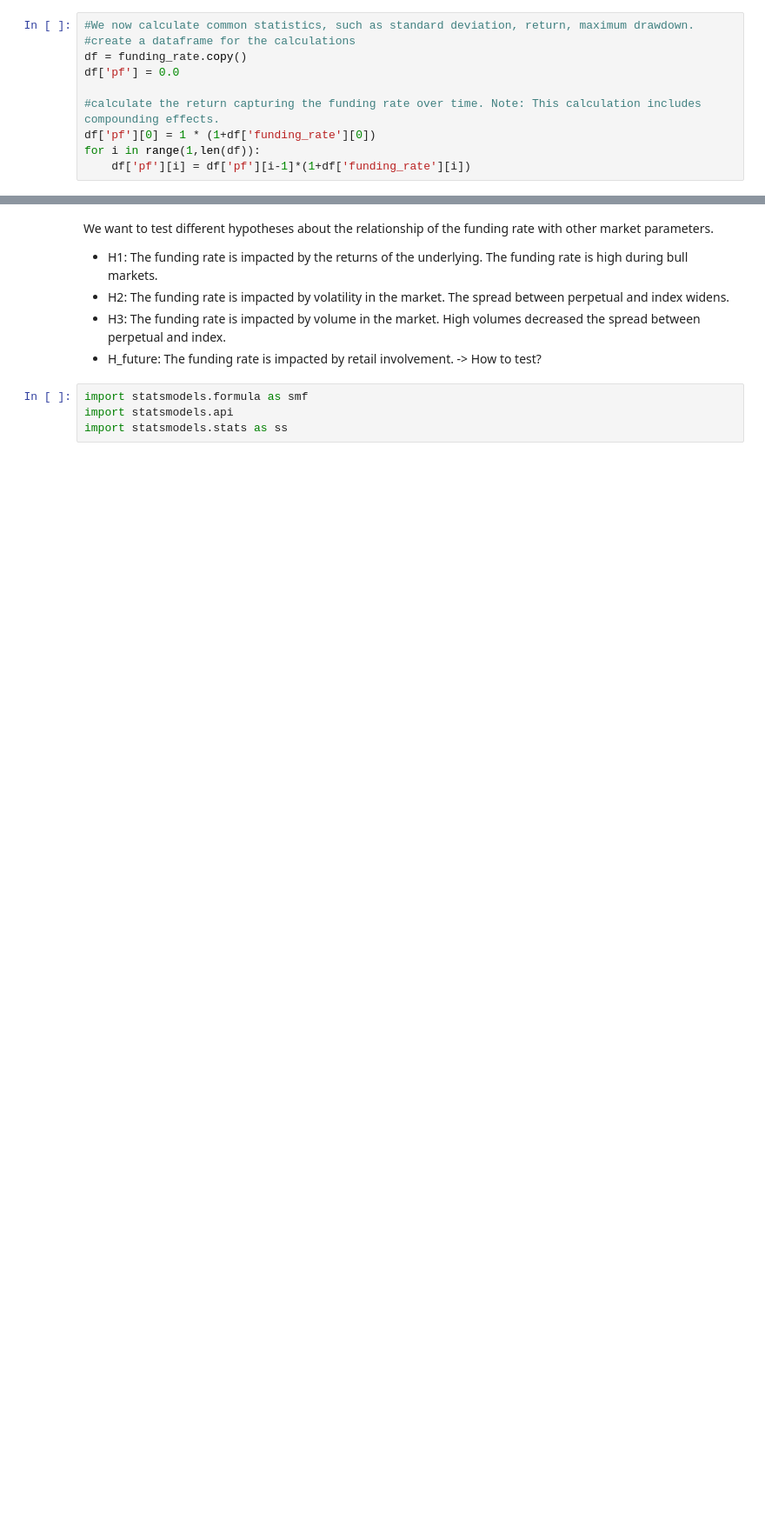
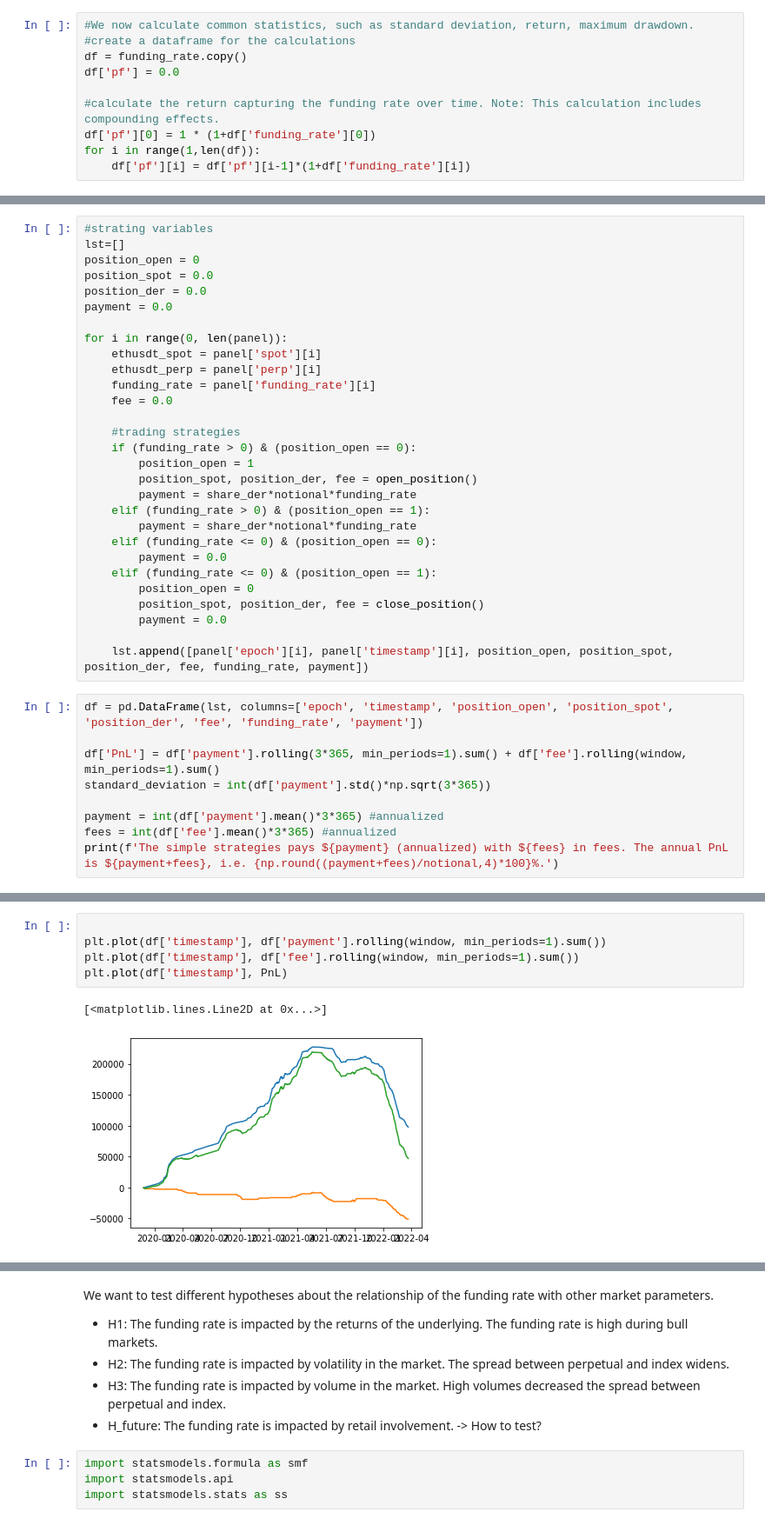
Before and after one commit to vivowa/perpetuals, a Jupyter notebook: perpetual.ipynb, the cells around one changed output, grey strips where cells are left out. Shown at 87% size. Saved outputs shown, nothing was run; the diff lists cells and outputs as text; blank space fills up the shorter version.

Commit message:
implementing strategies

```diff
--- a/perpetual.ipynb
+++ b/perpetual.ipynb
@@ -264,0 +282,38 @@ panel = panel.rename(columns={'open': 'spot', 'volume': 'vol_spot'})
+# %%
+#strating variables
+lst=[]
+position_open = 0
+position_spot = 0.0
+position_der = 0.0
+payment = 0.0
+
+for i in range(0, len(panel)):
+    ethusdt_spot = panel['spot'][i]
+    ethusdt_perp = panel['perp'][i]
+    funding_rate = panel['funding_rate'][i]
+    fee = 0.0
+
+    #trading strategies
+    if (funding_rate > 0) & (position_open == 0):
+        position_open = 1
+        position_spot, position_der, fee = open_position()
+        payment = share_der*notional*funding_rate
+    elif (funding_rate > 0) & (position_open == 1):
+        payment = share_der*notional*funding_rate
+    elif (funding_rate <= 0) & (position_open == 0):
+        payment = 0.0
+    elif (funding_rate <= 0) & (position_open == 1):
+        position_open = 0
+        position_spot, position_der, fee = close_position()
+        payment = 0.0
+
+    lst.append([panel['epoch'][i], panel['timestamp'][i], position_open, position_spot, position_der, fee, funding_rate, payment])
+# %%
+df = pd.DataFrame(lst, columns=['epoch', 'timestamp', 'position_open', 'position_spot', 'position_der', 'fee', 'funding_rate', 'payment'])
+
+df['PnL'] = df['payment'].rolling(3*365, min_periods=1).sum() + df['fee'].rolling(window, min_periods=1).sum()
+standard_deviation = int(df['payment'].std()*np.sqrt(3*365))
+
+payment = int(df['payment'].mean()*3*365) #annualized
+fees = int(df['fee'].mean()*3*365) #annualized
+print(f'The simple strategies pays ${payment} (annualized) with ${fees} in fees. The annual PnL is ${payment+fees}, i.e. {np.round((payment+fees)/notional,4)*100}%.')
@@ -264,0 +342,8 @@ panel = panel.rename(columns={'open': 'spot', 'volume': 'vol_spot'})
+# %%
+
+plt.plot(df['timestamp'], df['payment'].rolling(window, min_periods=1).sum())
+plt.plot(df['timestamp'], df['fee'].rolling(window, min_periods=1).sum())
+plt.plot(df['timestamp'], PnL)
+# %% [output]
+[<matplotlib.lines.Line2D at 0x...>]
+[figure, added]
```
Also changed, not shown: parts of 19 cells of this notebook.
